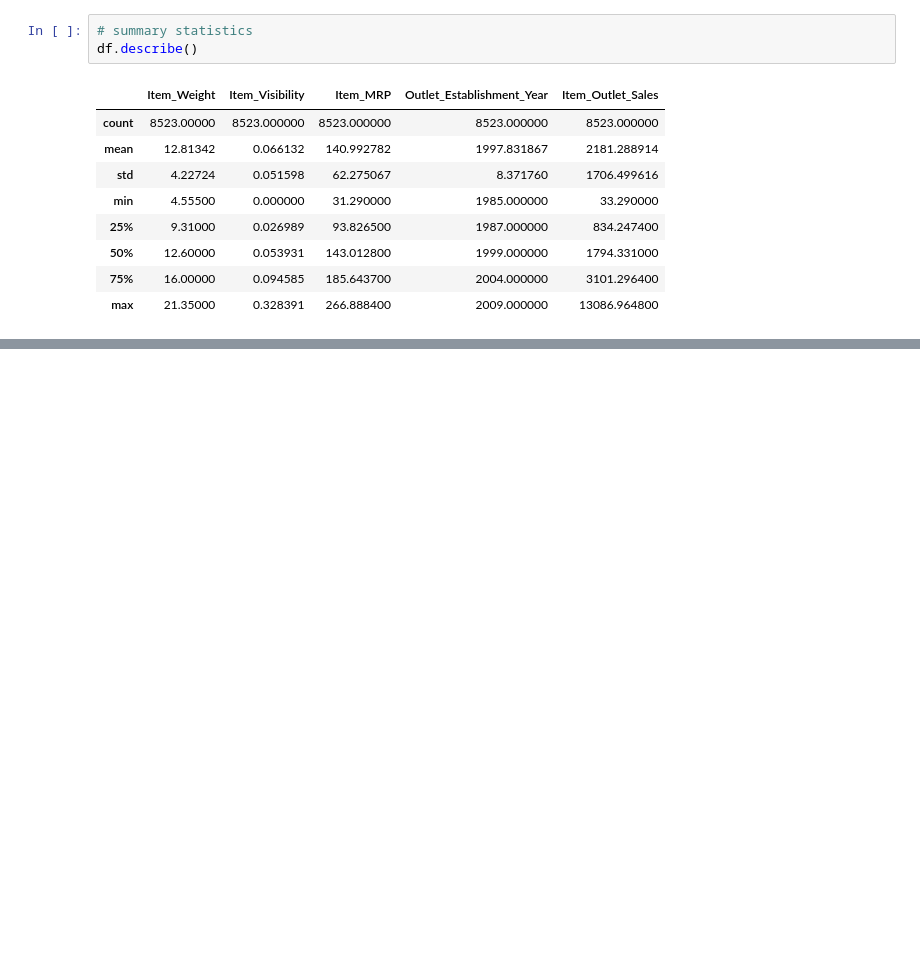
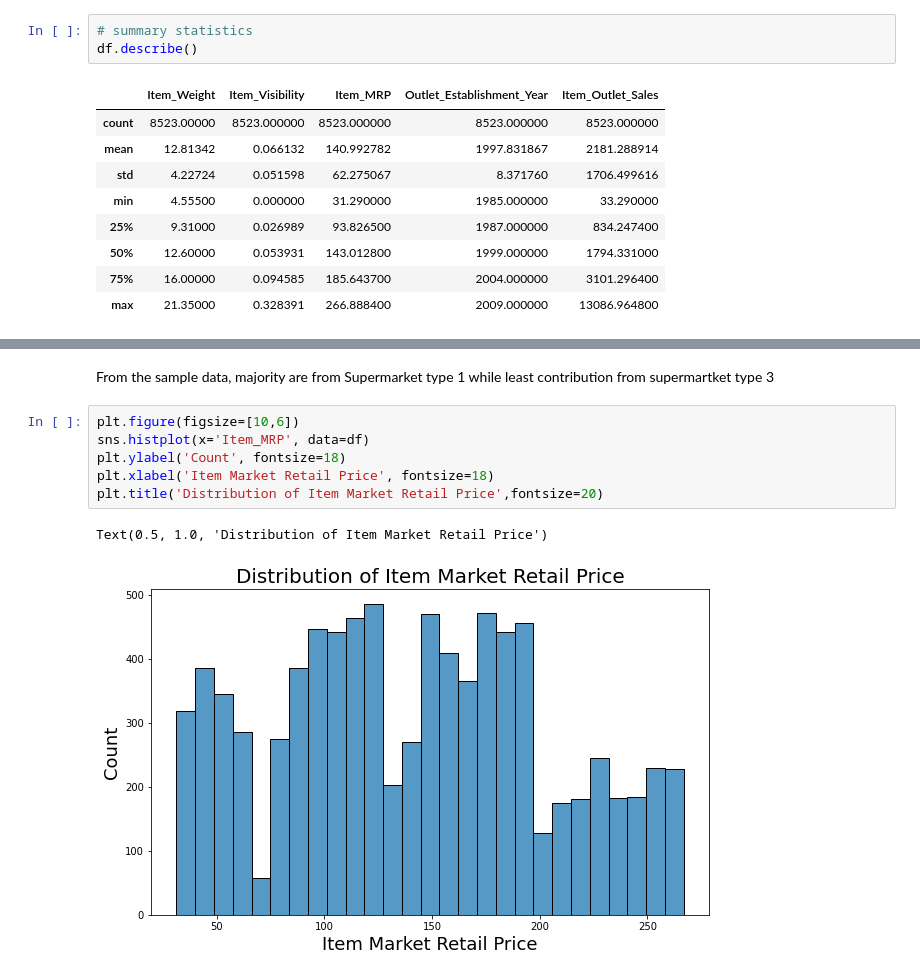
Before and after one commit to sheha919/Coding-Dojo-Project1, a Jupyter notebook: sales_prediction.ipynb, the cells around one changed output, grey strips where cells are left out. Saved outputs shown, nothing was run; the diff lists cells and outputs as text; blank space fills up the shorter version.

```diff
--- a/sales_prediction.ipynb
+++ b/sales_prediction.ipynb
@@ -293,0 +324,11 @@ df.describe()
+# %% [markdown]
+From the sample data, majority are from Supermarket type 1 while least contribution from supermartket type 3
+# %%
+plt.figure(figsize=[10,6])
+sns.histplot(x='Item_MRP', data=df)
+plt.ylabel('Count', fontsize=18)
+plt.xlabel('Item Market Retail Price', fontsize=18)
+plt.title('Distribution of Item Market Retail Price',fontsize=20)
+# %% [output]
+Text(0.5, 1.0, 'Distribution of Item Market Retail Price')
+[figure, added]
```
Also changed, not shown: parts of 19 cells of this notebook.
